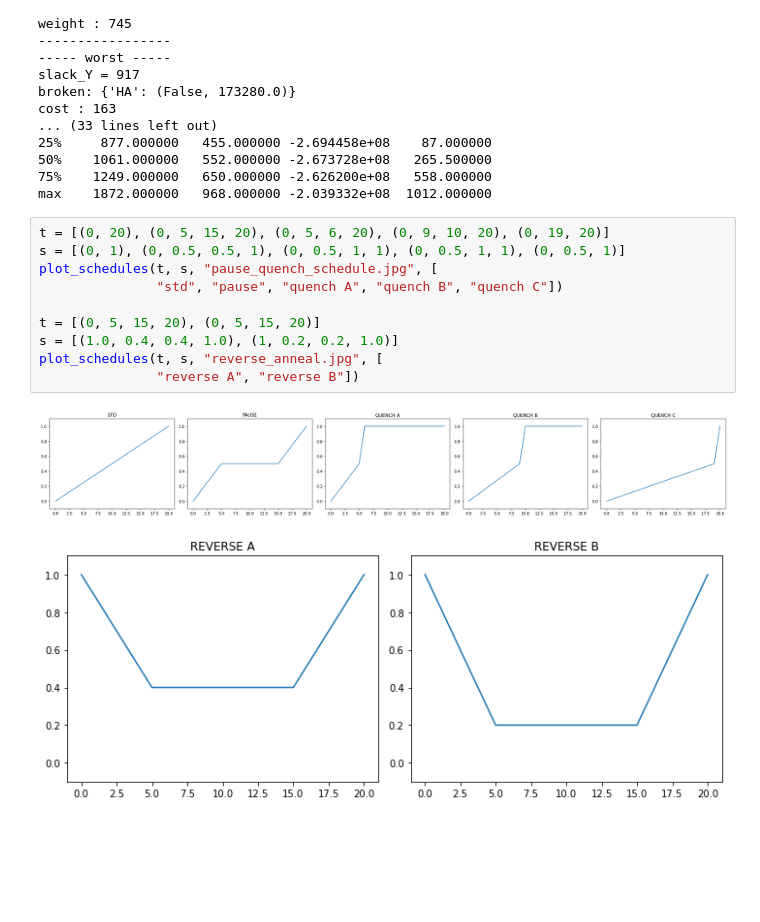
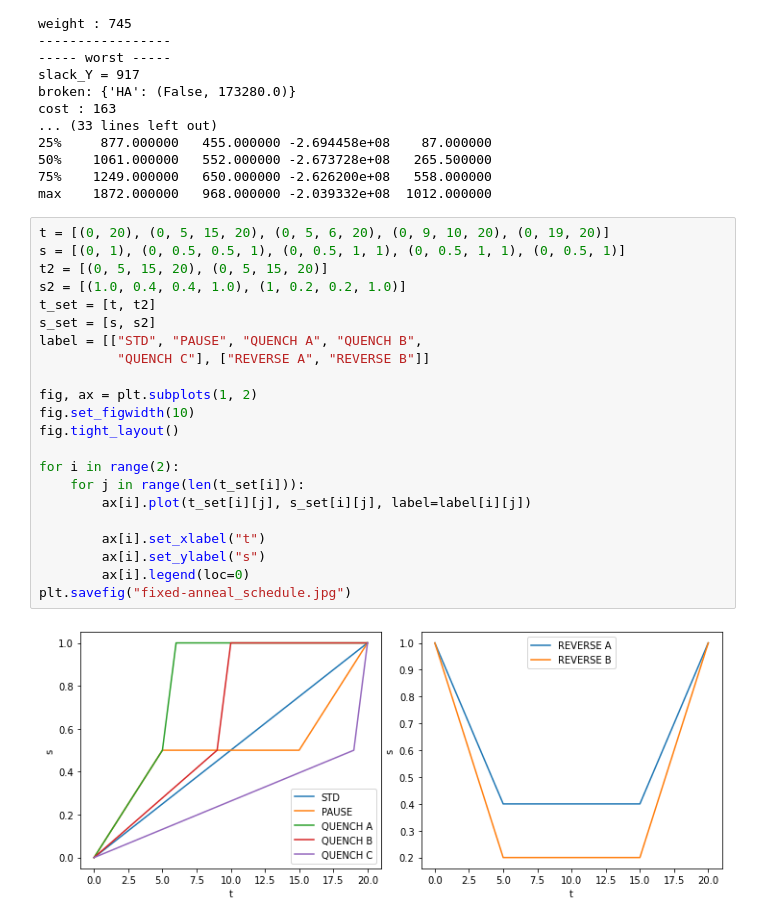
Before and after one commit to Romira915/combinatorial_optimization_solver, a Jupyter notebook: py_src/d-wave.ipynb, the cells around one changed output. Cells and saved outputs as stored; diff of their text form; blank space fills up the shorter version.

```diff
--- a/py_src/d-wave.ipynb
+++ b/py_src/d-wave.ipynb
@@ -345,13 +345,24 @@ max    1872.000000   968.000000 -2.039332e+08  1012.000000
 # %%
 t = [(0, 20), (0, 5, 15, 20), (0, 5, 6, 20), (0, 9, 10, 20), (0, 19, 20)]
 s = [(0, 1), (0, 0.5, 0.5, 1), (0, 0.5, 1, 1), (0, 0.5, 1, 1), (0, 0.5, 1)]
-plot_schedules(t, s, "pause_quench_schedule.jpg", [
-               "std", "pause", "quench A", "quench B", "quench C"])
+t2 = [(0, 5, 15, 20), (0, 5, 15, 20)]
+s2 = [(1.0, 0.4, 0.4, 1.0), (1, 0.2, 0.2, 1.0)]
+t_set = [t, t2]
+s_set = [s, s2]
+label = [["STD", "PAUSE", "QUENCH A", "QUENCH B",
+          "QUENCH C"], ["REVERSE A", "REVERSE B"]]
 
-t = [(0, 5, 15, 20), (0, 5, 15, 20)]
-s = [(1.0, 0.4, 0.4, 1.0), (1, 0.2, 0.2, 1.0)]
-plot_schedules(t, s, "reverse_anneal.jpg", [
-               "reverse A", "reverse B"])
+fig, ax = plt.subplots(1, 2)
+fig.set_figwidth(10)
+fig.tight_layout()
+
+for i in range(2):
+    for j in range(len(t_set[i])):
+        ax[i].plot(t_set[i][j], s_set[i][j], label=label[i][j])
+
+        ax[i].set_xlabel("t")
+        ax[i].set_ylabel("s")
+        ax[i].legend(loc=0)
+plt.savefig("fixed-anneal_schedule.jpg")
 # %% [output]
-[figure, old version]
+[figure, new version]
-[figure, removed]
```
